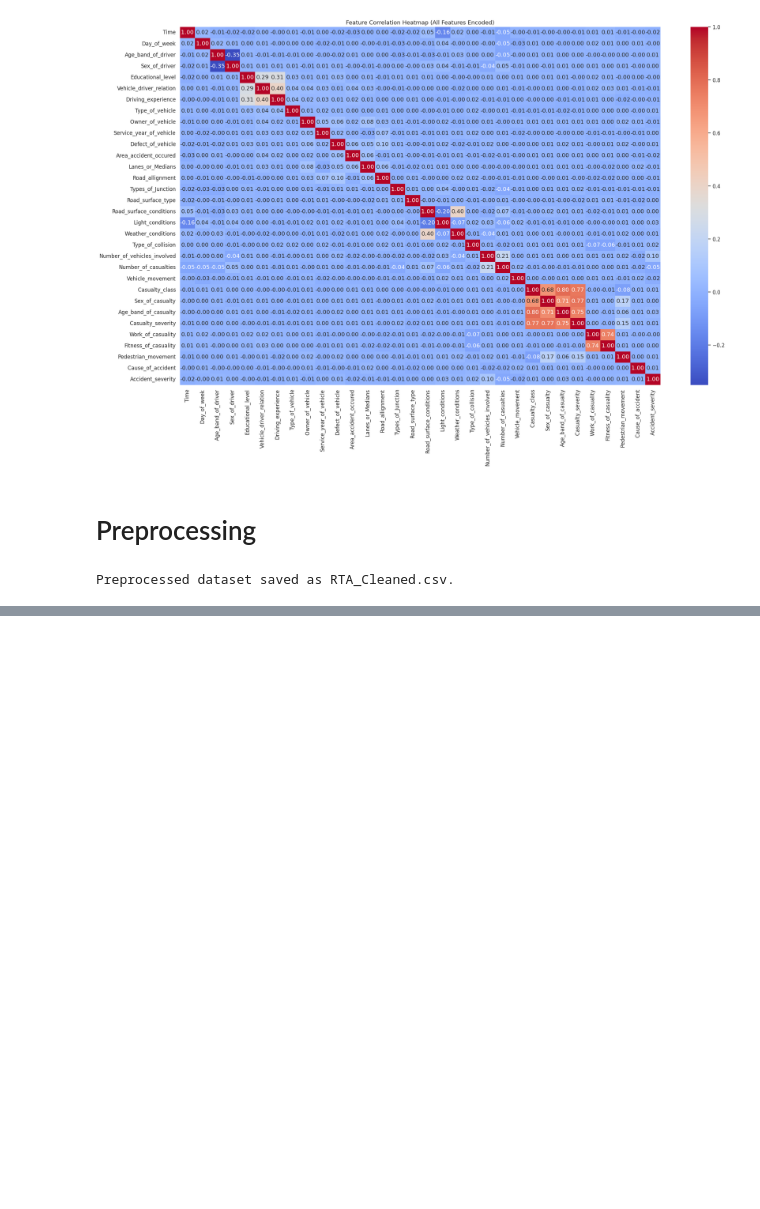
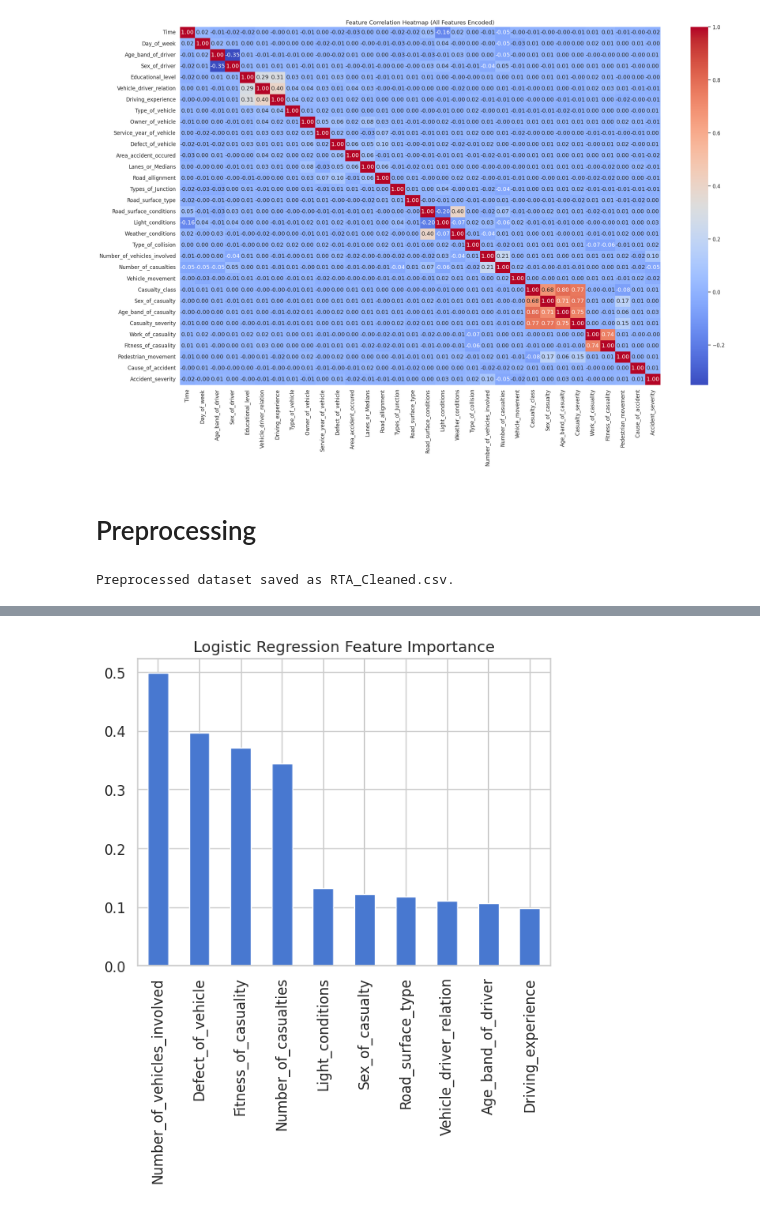
Before and after one commit to hadiaimran1090/Road-Traffic-Accidents, a Jupyter notebook: Road Traffic Accidents.ipynb, the cells around one changed output, grey strips where cells are left out. Saved outputs shown, nothing was run; the diff lists cells and outputs as text; code cells hidden in the pictures; blank space fills up the shorter version.

```diff
--- a/Road Traffic Accidents.ipynb
+++ b/Road Traffic Accidents.ipynb
@@ -174,0 +234,11 @@ Preprocessed dataset saved as RTA_Cleaned.csv.
+# %%
+# Logistic Regression
+lr = LogisticRegression(max_iter=1000)
+lr.fit(X, y)
+
+importance = pd.Series(np.abs(lr.coef_[0]), index=X.columns)
+importance.sort_values(ascending=False).head(10).plot(kind='bar')
+plt.title("Logistic Regression Feature Importance")
+plt.show()
+# %% [output]
+[figure, added]
```
Also changed, not shown: parts of 23 cells of this notebook.
